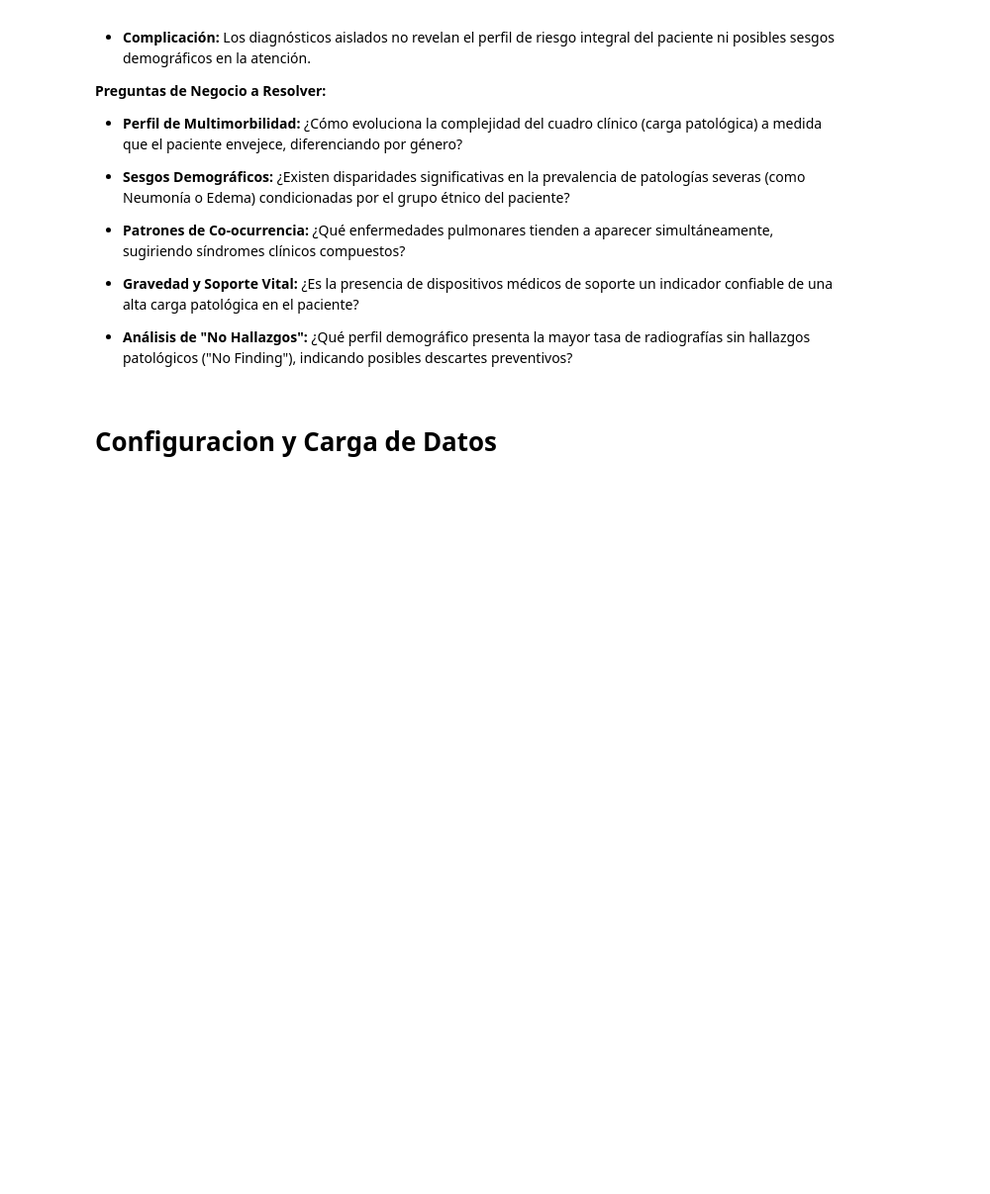
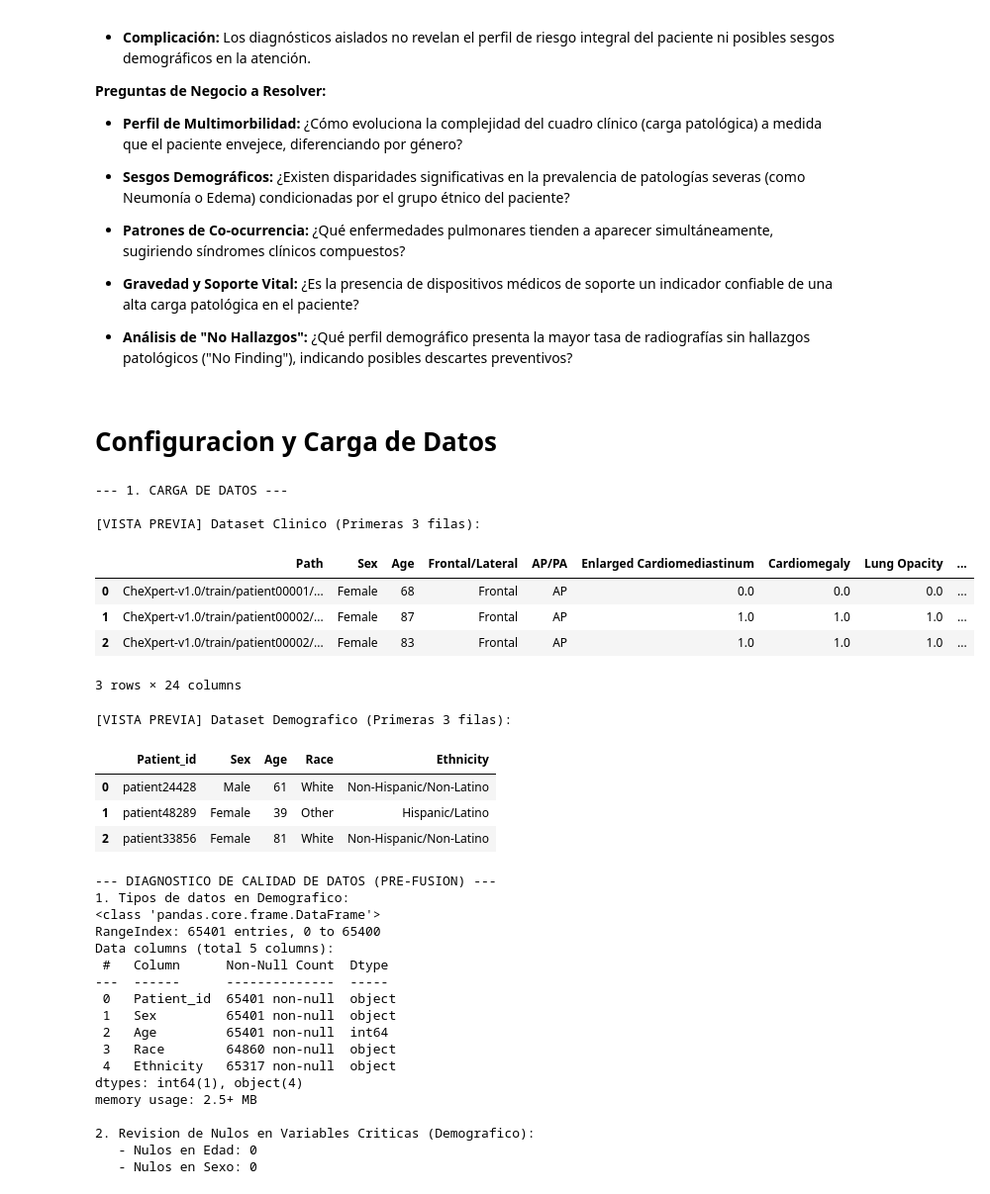
Before and after one commit to ottoferrer/patient_data, a Jupyter notebook: Proyectofinal.ipynb, the cells around one changed output. Shown at 99% size. Saved outputs shown, nothing was run; the diff lists cells and outputs as text; code cells hidden in the pictures; blank space fills up the shorter version.

```diff
--- a/Proyectofinal.ipynb
+++ b/Proyectofinal.ipynb
@@ -27,34 +29,78 @@ Para alinear el análisis de datos con los objetivos clínicos, utilizamos el pr
 # %%
 import pandas as pd
 import matplotlib.pyplot as plt
 import seaborn as sns
 import numpy as np
+import warnings
 
-# Configuracion de estilo para graficos profesionales
+# Configuracion profesional: Estilos y manejo de warnings
+warnings.simplefilter(action='ignore', category=FutureWarning)
 sns.set_theme(style="whitegrid")
 plt.rcParams['figure.figsize'] = (12, 6)
 
-# Carga del dataset de etiquetas visuales (CheXbert)
+print("--- 1. CARGA DE DATOS ---")
+# 1. Carga del dataset de etiquetas visuales (Hallazgos Clinicos)
 url_labels = "https://github.com/ottoferrer/patient_data/raw/main/train_visualCheXbert.csv"
 df_labels = pd.read_csv(url_labels)
 
-# Extraccion de metadatos desde la ruta de la imagen
-# Se separa la columna Path para obtener identificadores unicos
-df_labels[['version', 'split', 'Patient_id', 'Study', 'Image']] = df_labels['Path'].str.split('/', expand=True)
-
-# Carga del dataset demografico
+# 2. Carga del dataset demografico
 url_demo = 'https://github.com/ottoferrer/patient_data/raw/main/CHEXPERT%20DEMO.xlsx'
 df_demo = pd.read_excel(url_demo, engine='openpyxl')
 
-# Estandarizacion de nombres de columnas para el merge
+# --- PRE-PROCESAMIENTO INICIAL ---
+# Extraccion de metadatos desde la columna 'Path'
+df_labels[['version', 'split', 'Patient_id', 'Study', 'Image']] = df_labels['Path'].str.split('/', expand=True)
+
+# Estandarizacion de nombres de columnas en el demografico para el cruce
 df_demo = df_demo.rename(columns={
     'PRIMARY_RACE': 'Race',
     'PATIENT': 'Patient_id',
     'GENDER': 'Sex',
     'AGE_AT_CXR': 'Age',
     'ETHNICITY': 'Ethnicity'
 })
 
-# Verificacion inicial
-print(f"Dimensiones Etiquetas: {df_labels.shape}")
-print(f"Dimensiones Demograficos: {df_demo.shape}")
+# --- INSPECCION Y DIAGNOSTICO ---
+print("\n[VISTA PREVIA] Dataset Clinico (Primeras 3 filas):")
+display(df_labels.head(3))
+print("\n[VISTA PREVIA] Dataset Demografico (Primeras 3 filas):")
+display(df_demo.head(3))
+
+print("\n--- DIAGNOSTICO DE CALIDAD DE DATOS (PRE-FUSION) ---")
+print("1. Tipos de datos en Demografico:")
+df_demo.info()
+print("\n2. Revision de Nulos en Variables Criticas (Demografico):")
+print(f"   - Nulos en Edad: {df_demo['Age'].isnull().sum()}")
+print(f"   - Nulos en Sexo: {df_demo['Sex'].isnull().sum()}")
+# %% [output]
+--- 1. CARGA DE DATOS ---
+
+[VISTA PREVIA] Dataset Clinico (Primeras 3 filas):
+|  | Path | Sex | Age | Frontal/Lateral | AP/PA | Enlarged Cardiomediastinum | Cardiomegaly | Lung Opacity | ... |
+| 0 | CheXpert-v1.0/train/patient00001/... | Female | 68 | Frontal | AP | 0.0 | 0.0 | 0.0 | ... |
+| 1 | CheXpert-v1.0/train/patient00002/... | Female | 87 | Frontal | AP | 1.0 | 1.0 | 1.0 | ... |
+| 2 | CheXpert-v1.0/train/patient00002/... | Female | 83 | Frontal | AP | 1.0 | 1.0 | 1.0 | ... |
+3 rows × 24 columns
+[VISTA PREVIA] Dataset Demografico (Primeras 3 filas):
+|  | Patient_id | Sex | Age | Race | Ethnicity |
+| 0 | patient24428 | Male | 61 | White | Non-Hispanic/Non-Latino |
+| 1 | patient48289 | Female | 39 | Other | Hispanic/Latino |
+| 2 | patient33856 | Female | 81 | White | Non-Hispanic/Non-Latino |
+--- DIAGNOSTICO DE CALIDAD DE DATOS (PRE-FUSION) ---
+1. Tipos de datos en Demografico:
+<class 'pandas.core.frame.DataFrame'>
+RangeIndex: 65401 entries, 0 to 65400
+Data columns (total 5 columns):
+ #   Column      Non-Null Count  Dtype
+---  ------      --------------  -----
+ 0   Patient_id  65401 non-null  object
+ 1   Sex         65401 non-null  object
+ 2   Age         65401 non-null  int64
+ 3   Race        64860 non-null  object
+ 4   Ethnicity   65317 non-null  object
+dtypes: int64(1), object(4)
+memory usage: 2.5+ MB
+
+2. Revision de Nulos en Variables Criticas (Demografico):
+   - Nulos en Edad: 0
+   - Nulos en Sexo: 0
```
Also changed, not shown: parts of 9 cells of this notebook.
